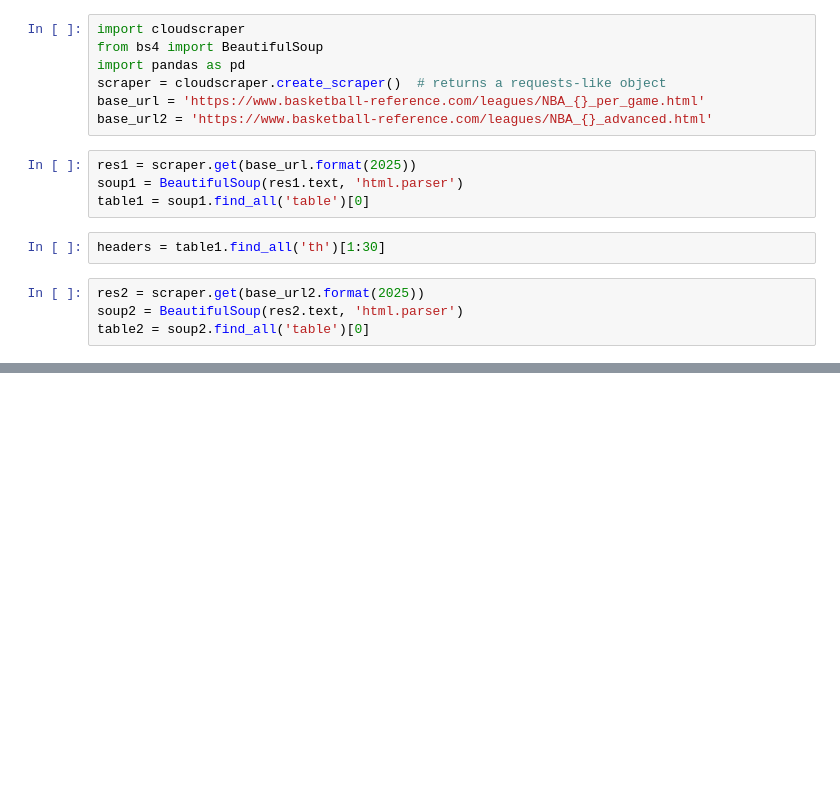
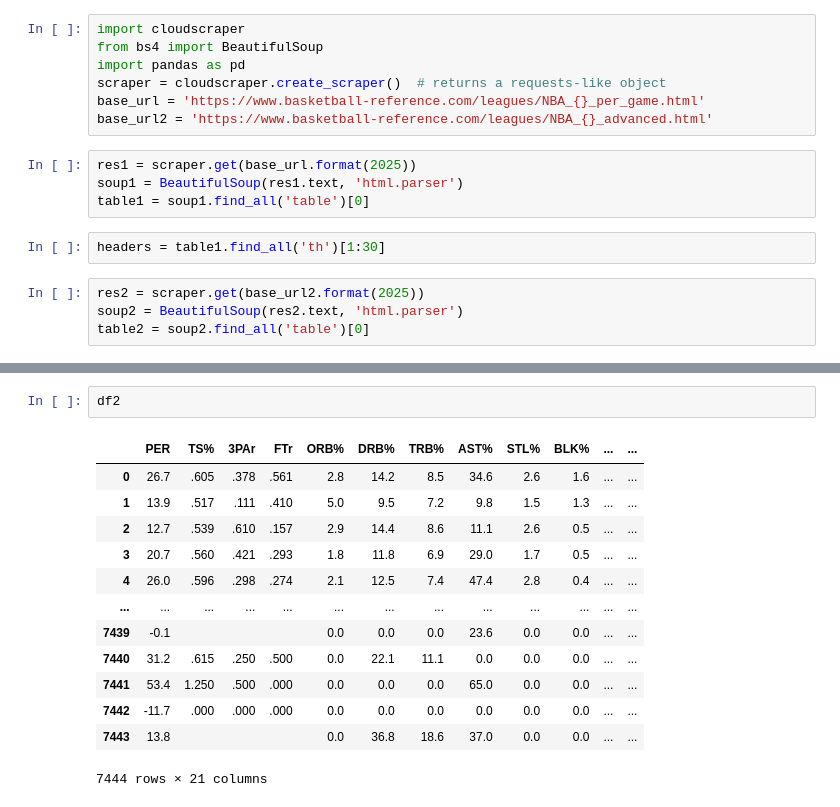
Before and after one commit to justinquan113/Nba-Stat-Predictor, a Jupyter notebook: web_scraping.ipynb, the cells around one changed output, grey strips where cells are left out. Drawn from its saved outputs; the diff is of its cells as text; blank space fills up the shorter version.

```diff
--- a/web_scraping.ipynb
+++ b/web_scraping.ipynb
@@ -69,0 +115,16 @@ df
+# %%
+df2
+# %% [output]
+|  | PER | TS% | 3PAr | FTr | ORB% | DRB% | TRB% | AST% | STL% | BLK% | ... | ... |
+| 0 | 26.7 | .605 | .378 | .561 | 2.8 | 14.2 | 8.5 | 34.6 | 2.6 | 1.6 | ... | ... |
+| 1 | 13.9 | .517 | .111 | .410 | 5.0 | 9.5 | 7.2 | 9.8 | 1.5 | 1.3 | ... | ... |
+| 2 | 12.7 | .539 | .610 | .157 | 2.9 | 14.4 | 8.6 | 11.1 | 2.6 | 0.5 | ... | ... |
+| 3 | 20.7 | .560 | .421 | .293 | 1.8 | 11.8 | 6.9 | 29.0 | 1.7 | 0.5 | ... | ... |
+| 4 | 26.0 | .596 | .298 | .274 | 2.1 | 12.5 | 7.4 | 47.4 | 2.8 | 0.4 | ... | ... |
+| ... | ... | ... | ... | ... | ... | ... | ... | ... | ... | ... | ... | ... |
+| 7439 | -0.1 |  |  |  | 0.0 | 0.0 | 0.0 | 23.6 | 0.0 | 0.0 | ... | ... |
+| 7440 | 31.2 | .615 | .250 | .500 | 0.0 | 22.1 | 11.1 | 0.0 | 0.0 | 0.0 | ... | ... |
+| 7441 | 53.4 | 1.250 | .500 | .000 | 0.0 | 0.0 | 0.0 | 65.0 | 0.0 | 0.0 | ... | ... |
+| 7442 | -11.7 | .000 | .000 | .000 | 0.0 | 0.0 | 0.0 | 0.0 | 0.0 | 0.0 | ... | ... |
+| 7443 | 13.8 |  |  |  | 0.0 | 36.8 | 18.6 | 37.0 | 0.0 | 0.0 | ... | ... |
+7444 rows × 21 columns
```
Also changed, not shown: parts of 11 cells of this notebook.
